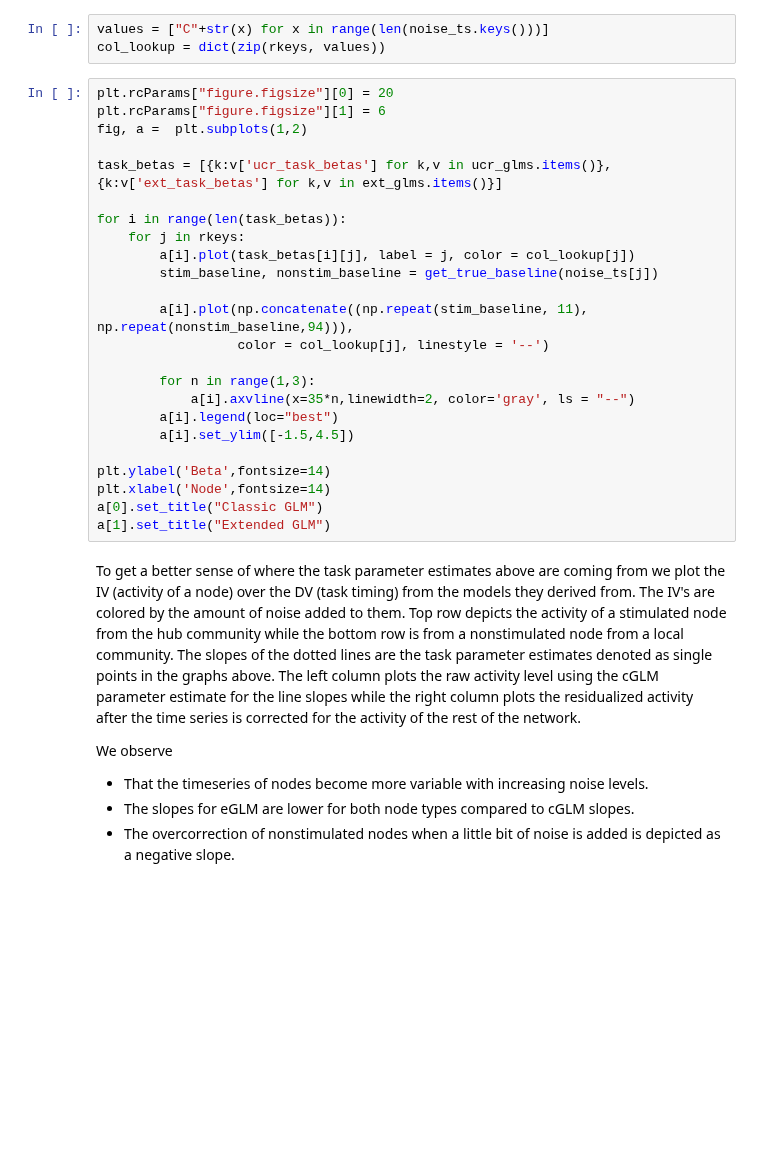
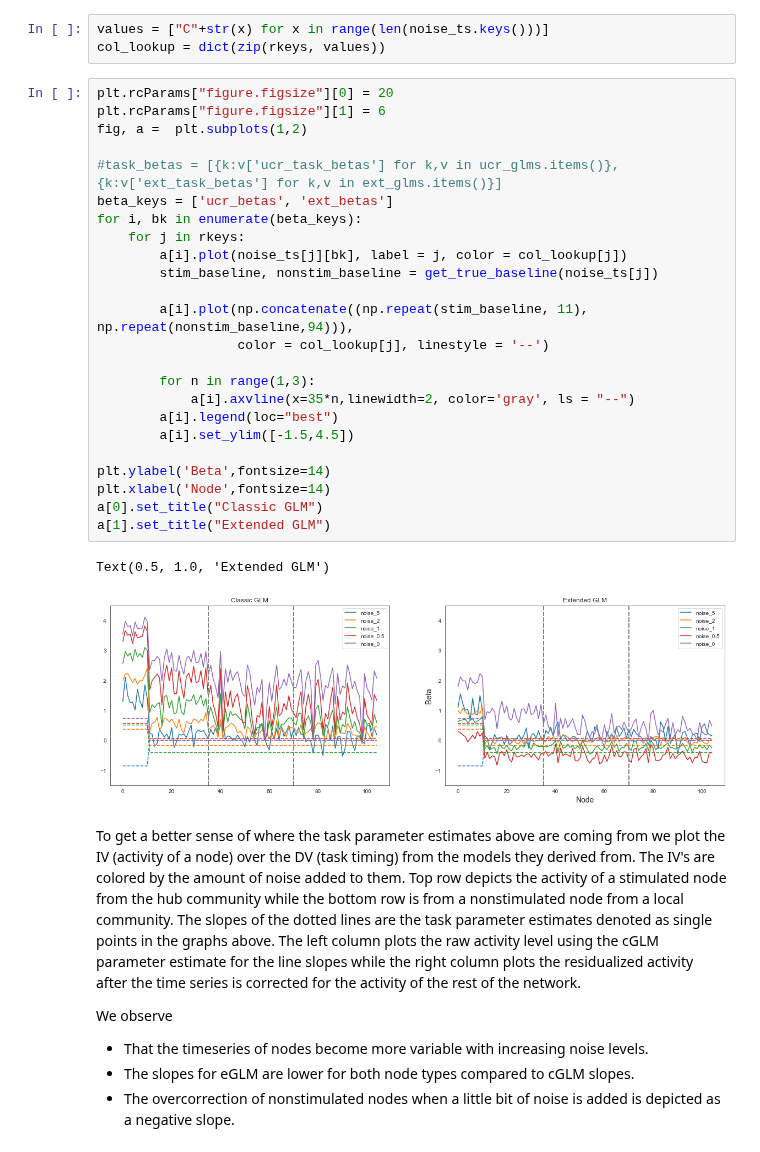
Before and after one commit to zenkavi/DevStudy_FmriNbs, a Jupyter notebook: notebooks/informationtransfermapping/TheoreticalResults/Zenkavi_Simulations/Extended_GLM_neural_network_level.ipynb, the cells around one changed output. Saved outputs shown, nothing was run; the diff lists cells and outputs as text; blank space fills up the shorter version.

```diff
--- a/notebooks/informationtransfermapping/TheoreticalResults/Zenkavi_Simulations/Extended_GLM_neural_network_level.ipynb
+++ b/notebooks/informationtransfermapping/TheoreticalResults/Zenkavi_Simulations/Extended_GLM_neural_network_level.ipynb
@@ -594,27 +609,30 @@ col_lookup = dict(zip(rkeys, values))
 # %%
 plt.rcParams["figure.figsize"][0] = 20
 plt.rcParams["figure.figsize"][1] = 6
 fig, a =  plt.subplots(1,2)
 
-task_betas = [{k:v['ucr_task_betas'] for k,v in ucr_glms.items()}, {k:v['ext_task_betas'] for k,v in ext_glms.items()}]
-
-for i in range(len(task_betas)):
+#task_betas = [{k:v['ucr_task_betas'] for k,v in ucr_glms.items()}, {k:v['ext_task_betas'] for k,v in ext_glms.items()}]
+beta_keys = ['ucr_betas', 'ext_betas']
+for i, bk in enumerate(beta_keys):
     for j in rkeys:
-        a[i].plot(task_betas[i][j], label = j, color = col_lookup[j])
+        a[i].plot(noise_ts[j][bk], label = j, color = col_lookup[j])
         stim_baseline, nonstim_baseline = get_true_baseline(noise_ts[j])
 
         a[i].plot(np.concatenate((np.repeat(stim_baseline, 11), np.repeat(nonstim_baseline,94))),
                   color = col_lookup[j], linestyle = '--')
 
         for n in range(1,3):
             a[i].axvline(x=35*n,linewidth=2, color='gray', ls = "--")
         a[i].legend(loc="best")
         a[i].set_ylim([-1.5,4.5])
 
 plt.ylabel('Beta',fontsize=14)
 plt.xlabel('Node',fontsize=14)
 a[0].set_title("Classic GLM")
 a[1].set_title("Extended GLM")
+# %% [output]
+Text(0.5, 1.0, 'Extended GLM')
+[figure, added]
 # %% [markdown]
 To get a better sense of where the task parameter estimates above are coming from we plot the IV (activity of a node) over the DV (task timing) from the models they derived from. The IV's are colored by the amount of noise added to them. Top row depicts the activity of a stimulated node from the hub community while the bottom row is from a nonstimulated node from a local community. The slopes of the dotted lines are the task parameter estimates denoted as single points in the graphs above. The left column plots the raw activity level using the cGLM parameter estimate for the line slopes while the right column plots the residualized activity after the time series is corrected for the activity of the rest of the network.
 
```
Also changed, not shown: parts of 6 cells of this notebook.
